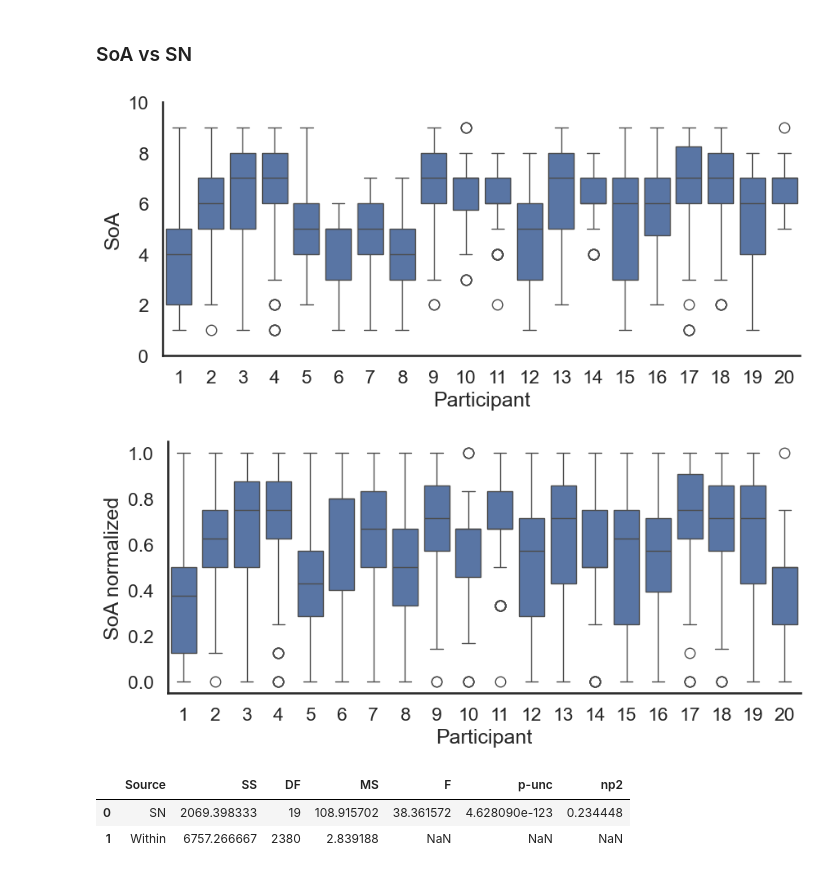
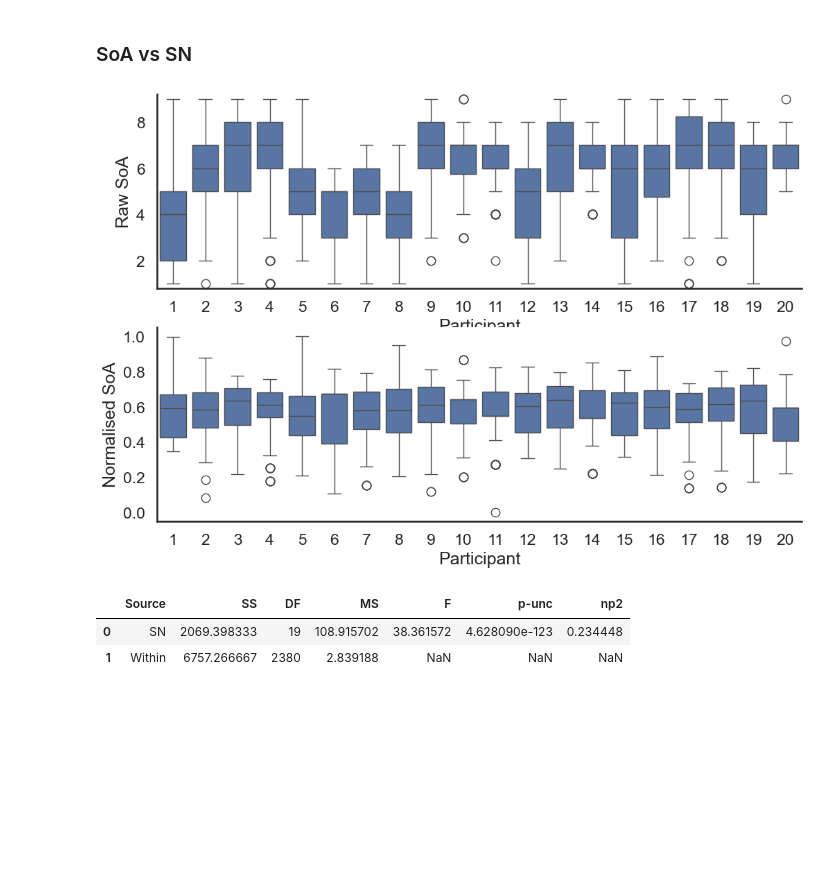
Before and after one commit to brocbacq/Thesis_analysis, a Jupyter notebook: analysis_NOT_normalized.ipynb, the cells around one changed output. Cells and saved outputs as stored; diff of their text form; code cells hidden in the pictures; blank space fills up the shorter version.

```diff
--- a/analysis_NOT_normalized.ipynb
+++ b/analysis_NOT_normalized.ipynb
@@ -100,30 +100,34 @@ print(merged_df)
 # %%
 import matplotlib.pyplot as plt
 
-# plot SoA vs SN
-plt.figure(figsize=(10, 4))
-ax = sns.boxplot(data=merged_df, x='SN', y='SoA')
-ax.set_xlabel('Participant')
-ax.set_ylabel('SoA')
-ax.set(ylim=(0, 10))
+# Create a figure with two subplots
+fig, axes = plt.subplots(2, 1, figsize=(12, 8))
 
-sns.despine()
-plt.show()
+# Plot SoA vs SN on the first subplot
+sns.boxplot(data=merged_df, x='SN', y='SoA', ax=axes[0])
+#axes[0].set_title('Raw SoA per participant')
+axes[0].set_xlabel('Participant')
+axes[0].set_ylabel('Raw SoA')
+axes[0].set(ylim=(0.8, 9.2))
+sns.despine(ax=axes[0])
 
 # Apply Min-Max scaling within each SN group
-merged_df["SoA_normalized"] = merged_df.groupby("SN")["SoA"].transform(lambda x: (x - x.min()) / (x.max() - x.min()))
+merged_df["SoA_normalized"] = merged_df.groupby("SN")["SoA"].transform(lambda x: (x - x.mean()) / x.std())
+min_value = merged_df["SoA_normalized"].min()
+max_value = merged_df["SoA_normalized"].max()
+merged_df["SoA_normalized"] = (merged_df["SoA_normalized"] - min_value) / (max_value - min_value)
 
-# plot SoA vs SN normalized
-plt.figure(figsize=(10, 4))
-ax = sns.boxplot(data=merged_df, x='SN', y='SoA_normalized')
-ax.set_xlabel('Participant')
-ax.set_ylabel('SoA normalized')
+# Plot SoA vs SN normalized on the second subplot
+sns.boxplot(data=merged_df, x='SN', y='SoA_normalized', ax=axes[1])
+#axes[1].set_title('Normalised SoA per participant')
+axes[1].set_xlabel('Participant')
+axes[1].set_ylabel('Normalised SoA')
+sns.despine(ax=axes[1])
 
-sns.despine()
+# Show the figure
 plt.show()
 # %% [output]
-[figure, old version]
+[figure, new version]
-[figure, removed]
 # %%
 pg.anova(data=merged_df, dv='SoA', between='SN', detailed=True)
 # %% [output]
```
Also changed, not shown: parts of 7 cells of this notebook, 2 other files.
